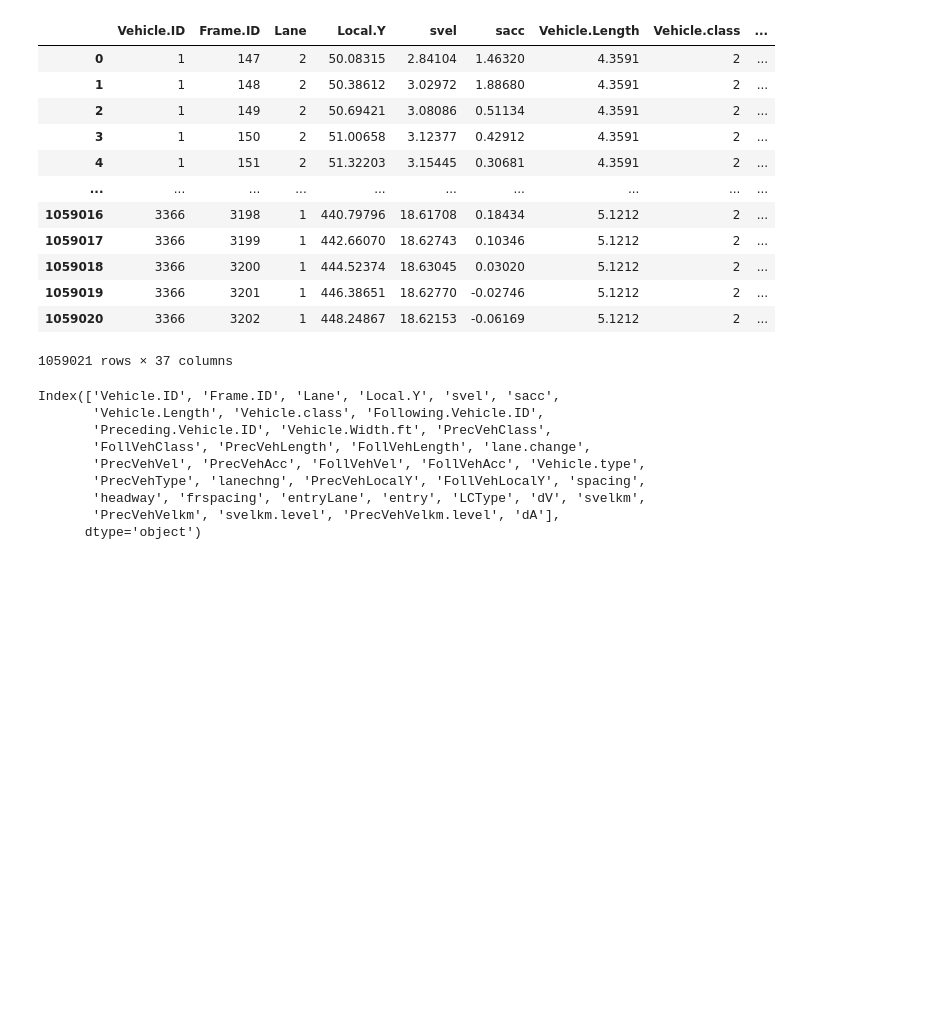
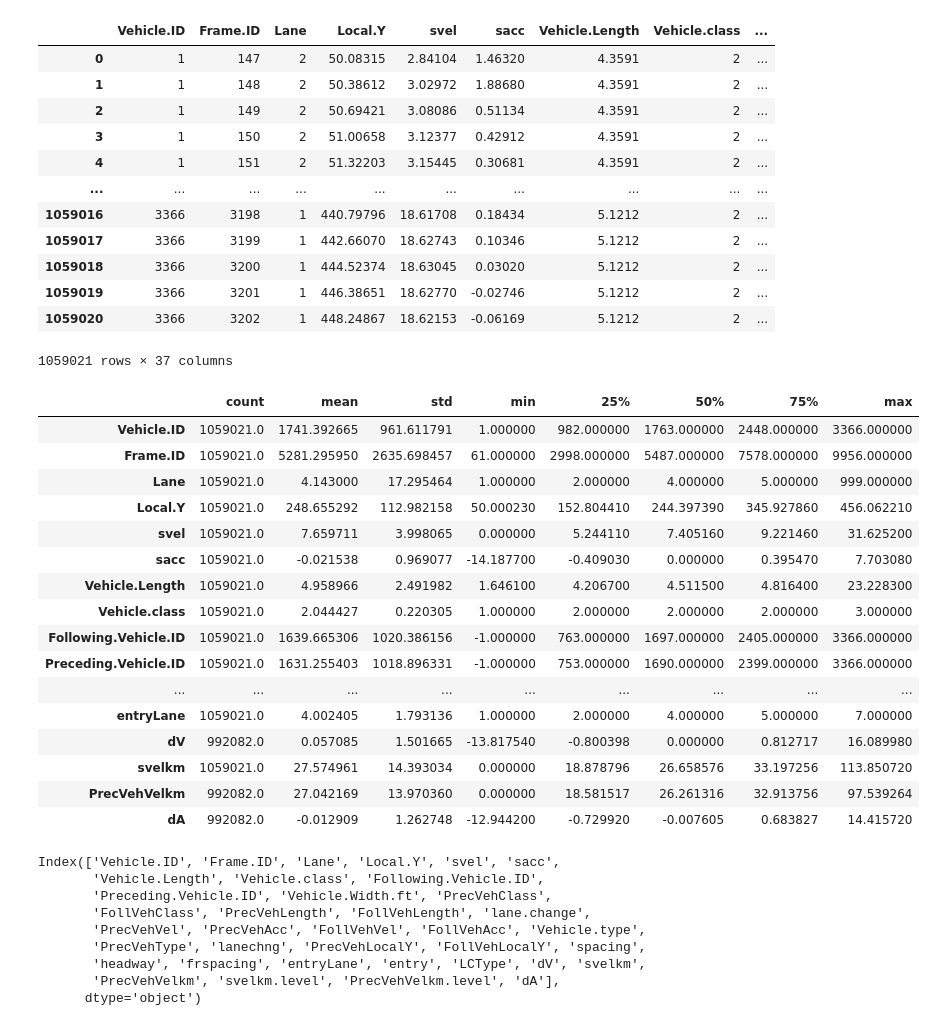
Before and after one commit to VineetDhamija/DataDrivenCarFollowing, a Jupyter notebook: datadrivencarfollowing-v1/scripts/Random_Forest_RS.ipynb, the cells around one changed output. Saved outputs shown, nothing was run; the diff lists cells and outputs as text; code cells hidden in the pictures; blank space fills up the shorter version.

```diff
--- a/datadrivencarfollowing-v1/scripts/Random_Forest_RS.ipynb
+++ b/datadrivencarfollowing-v1/scripts/Random_Forest_RS.ipynb
@@ -40,6 +40,26 @@ ngsim
 | 1059019 | 3366 | 3201 | 1 | 446.38651 | 18.62770 | -0.02746 | 5.1212 | 2 | ... |
 | 1059020 | 3366 | 3202 | 1 | 448.24867 | 18.62153 | -0.06169 | 5.1212 | 2 | ... |
 1059021 rows × 37 columns
+# %%
+ngsim.describe().T
+# %% [output]
+|  | count | mean | std | min | 25% | 50% | 75% | max |
+| Vehicle.ID | 1059021.0 | 1741.392665 | 961.611791 | 1.000000 | 982.000000 | 1763.000000 | 2448.000000 | 3366.000000 |
+| Frame.ID | 1059021.0 | 5281.295950 | 2635.698457 | 61.000000 | 2998.000000 | 5487.000000 | 7578.000000 | 9956.000000 |
+| Lane | 1059021.0 | 4.143000 | 17.295464 | 1.000000 | 2.000000 | 4.000000 | 5.000000 | 999.000000 |
+| Local.Y | 1059021.0 | 248.655292 | 112.982158 | 50.000230 | 152.804410 | 244.397390 | 345.927860 | 456.062210 |
+| svel | 1059021.0 | 7.659711 | 3.998065 | 0.000000 | 5.244110 | 7.405160 | 9.221460 | 31.625200 |
+| sacc | 1059021.0 | -0.021538 | 0.969077 | -14.187700 | -0.409030 | 0.000000 | 0.395470 | 7.703080 |
+| Vehicle.Length | 1059021.0 | 4.958966 | 2.491982 | 1.646100 | 4.206700 | 4.511500 | 4.816400 | 23.228300 |
+| Vehicle.class | 1059021.0 | 2.044427 | 0.220305 | 1.000000 | 2.000000 | 2.000000 | 2.000000 | 3.000000 |
+| Following.Vehicle.ID | 1059021.0 | 1639.665306 | 1020.386156 | -1.000000 | 763.000000 | 1697.000000 | 2405.000000 | 3366.000000 |
+| Preceding.Vehicle.ID | 1059021.0 | 1631.255403 | 1018.896331 | -1.000000 | 753.000000 | 1690.000000 | 2399.000000 | 3366.000000 |
+| ... | ... | ... | ... | ... | ... | ... | ... | ... |
+| entryLane | 1059021.0 | 4.002405 | 1.793136 | 1.000000 | 2.000000 | 4.000000 | 5.000000 | 7.000000 |
+| dV | 992082.0 | 0.057085 | 1.501665 | -13.817540 | -0.800398 | 0.000000 | 0.812717 | 16.089980 |
+| svelkm | 1059021.0 | 27.574961 | 14.393034 | 0.000000 | 18.878796 | 26.658576 | 33.197256 | 113.850720 |
+| PrecVehVelkm | 992082.0 | 27.042169 | 13.970360 | 0.000000 | 18.581517 | 26.261316 | 32.913756 | 97.539264 |
+| dA | 992082.0 | -0.012909 | 1.262748 | -12.944200 | -0.729920 | -0.007605 | 0.683827 | 14.415720 |
 # %%
 ngsim.columns
 # %% [output]
```
Also changed, not shown: parts of 40 cells of this notebook.
